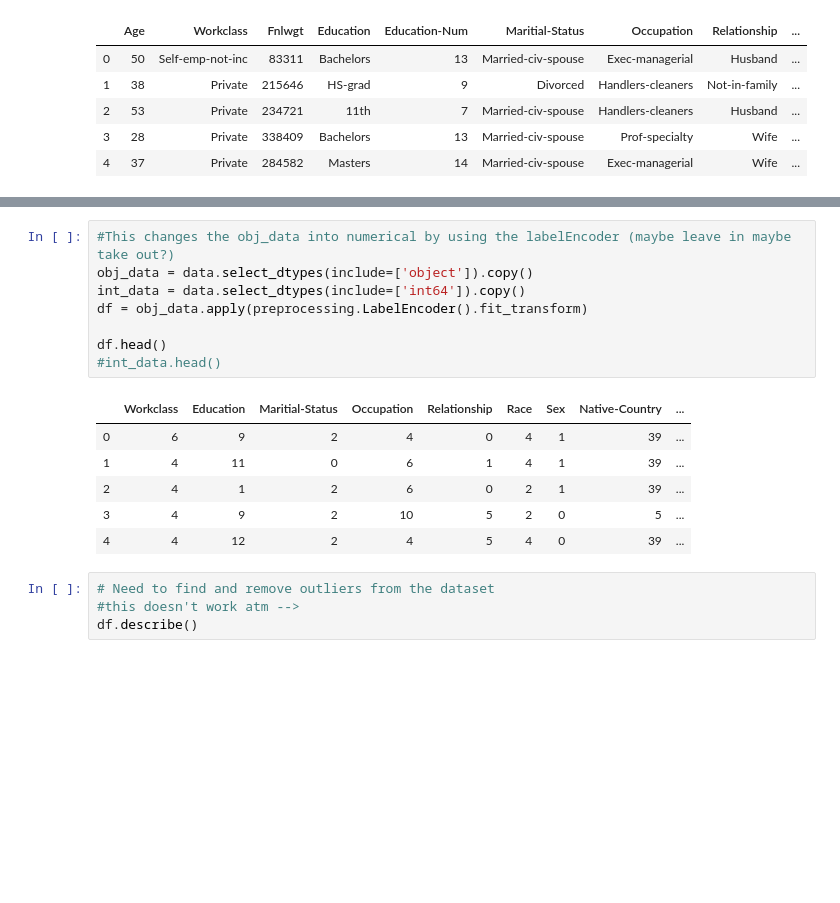
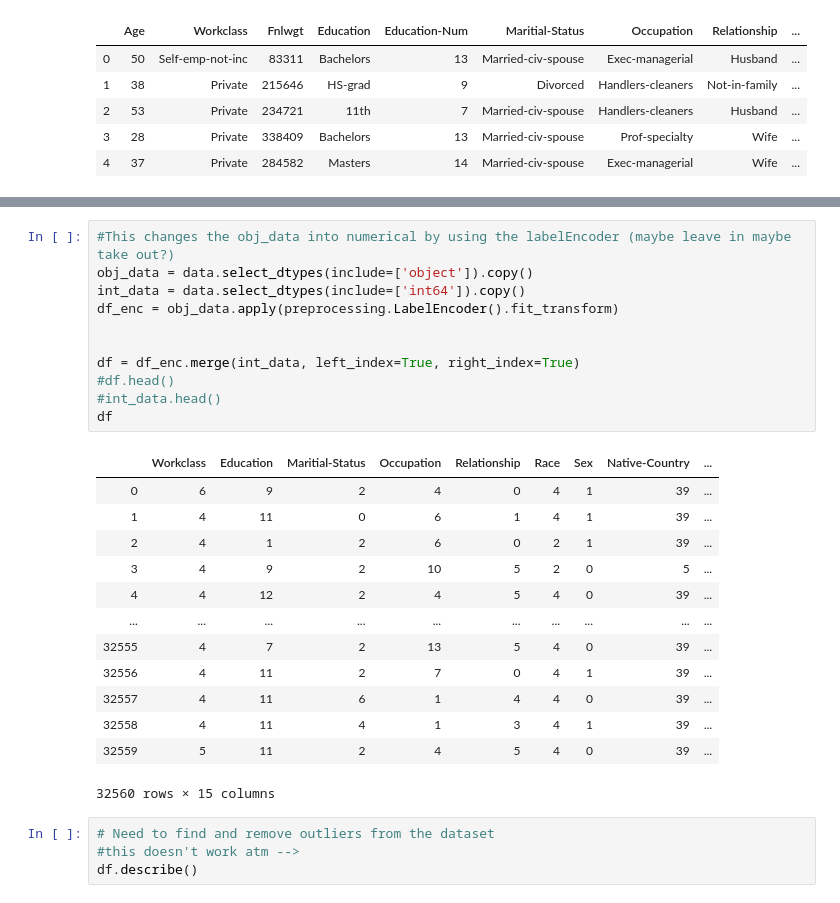
Before and after one commit to Aaronportal465/HowToGetRich, a Jupyter notebook: Project Take 1.ipynb, the cells around one changed output, grey strips where cells are left out. Drawn from its saved outputs; the diff is of its cells as text; blank space fills up the shorter version.

```diff
--- a/Project Take 1.ipynb
+++ b/Project Take 1.ipynb
@@ -70,18 +68,28 @@ dtype: int64
 # %%
 #This changes the obj_data into numerical by using the labelEncoder (maybe leave in maybe take out?)
 obj_data = data.select_dtypes(include=['object']).copy()
 int_data = data.select_dtypes(include=['int64']).copy()
-df = obj_data.apply(preprocessing.LabelEncoder().fit_transform)
+df_enc = obj_data.apply(preprocessing.LabelEncoder().fit_transform)
 
-df.head()
+
+df = df_enc.merge(int_data, left_index=True, right_index=True)
+#df.head()
 #int_data.head()
+df
 # %% [output]
 |  | Workclass | Education | Maritial-Status | Occupation | Relationship | Race | Sex | Native-Country | ... |
 | 0 | 6 | 9 | 2 | 4 | 0 | 4 | 1 | 39 | ... |
 | 1 | 4 | 11 | 0 | 6 | 1 | 4 | 1 | 39 | ... |
 | 2 | 4 | 1 | 2 | 6 | 0 | 2 | 1 | 39 | ... |
 | 3 | 4 | 9 | 2 | 10 | 5 | 2 | 0 | 5 | ... |
 | 4 | 4 | 12 | 2 | 4 | 5 | 4 | 0 | 39 | ... |
+| ... | ... | ... | ... | ... | ... | ... | ... | ... | ... |
+| 32555 | 4 | 7 | 2 | 13 | 5 | 4 | 0 | 39 | ... |
+| 32556 | 4 | 11 | 2 | 7 | 0 | 4 | 1 | 39 | ... |
+| 32557 | 4 | 11 | 6 | 1 | 4 | 4 | 0 | 39 | ... |
+| 32558 | 4 | 11 | 4 | 1 | 3 | 4 | 1 | 39 | ... |
+| 32559 | 5 | 11 | 2 | 4 | 5 | 4 | 0 | 39 | ... |
+32560 rows × 15 columns
 # %%
 # Need to find and remove outliers from the dataset
 #this doesn't work atm -->
```
Also changed, not shown: parts of 11 cells of this notebook.
